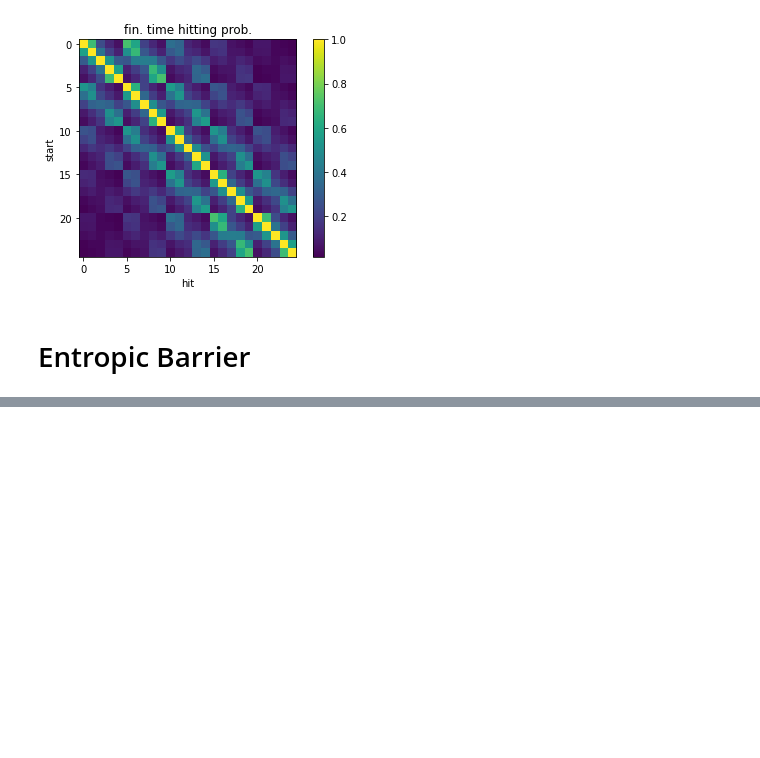
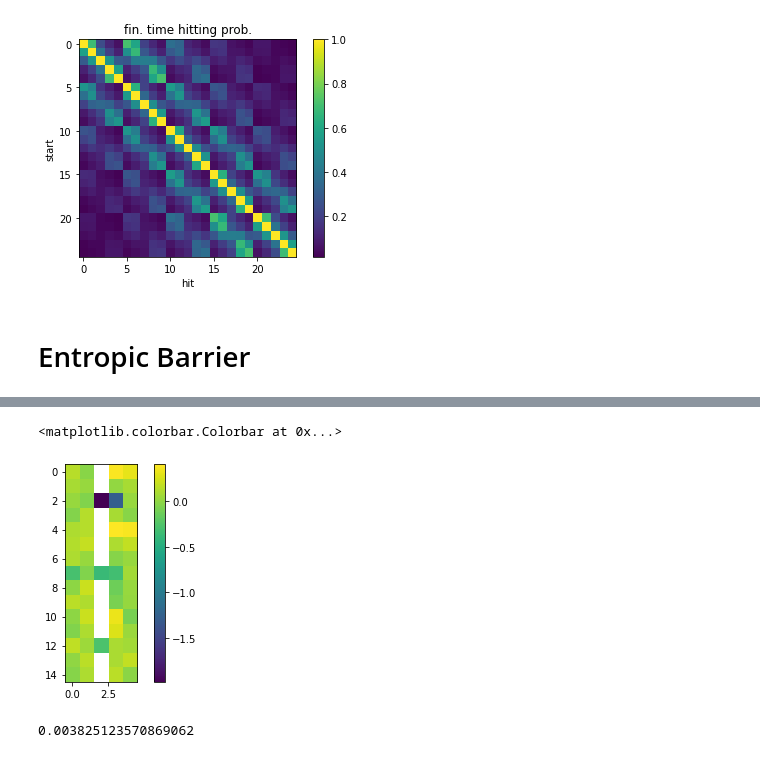
Before and after one commit to axsk/augmented-jump-chain, a Jupyter notebook: study_flat.ipynb, the cells around one changed output, grey strips where cells are left out. Cells and saved outputs as stored; diff of their text form; code cells hidden in the pictures; blank space fills up the shorter version.

```diff
--- a/study_flat.ipynb
+++ b/study_flat.ipynb
@@ -125,0 +132,11 @@ o_h.plot()
+# %%
+plt.imshow(np.vstack([x for x in o_h.x.reshape(3,5,5) + o_h.sqra.u.reshape(5,5)]))
+plt.colorbar()
+# %% [output]
+<matplotlib.colorbar.Colorbar at 0x...>
+[figure, added]
+# %%
+idx = (np.reshape(o_h.x, (3,25)) + o_h.sqra.u.flatten() == np.inf).flatten()
+np.abs(o_h.x[idx]).sum() * o_h.penalty
+# %% [output]
+0.003825123570869062
```
Also changed, not shown: parts of 18 cells of this notebook, 5 other files.
